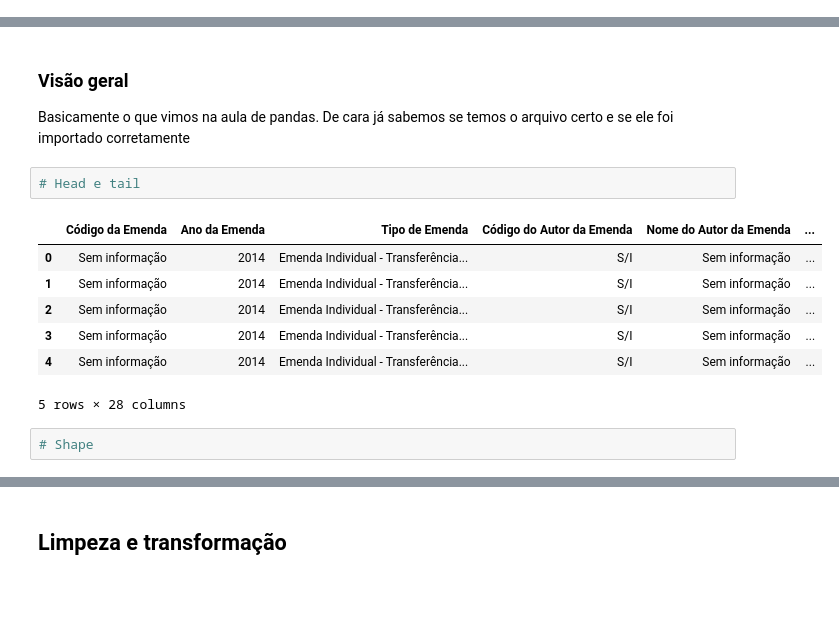
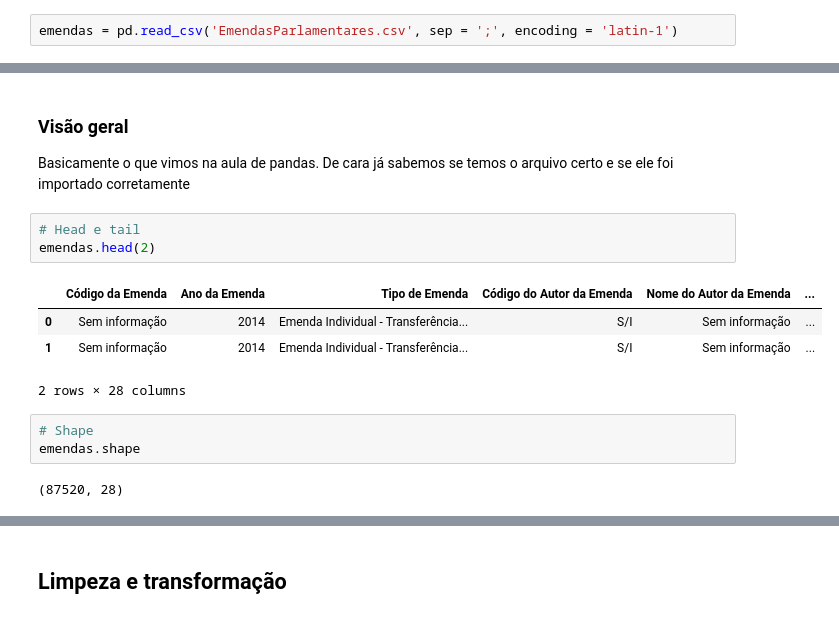
Before and after one commit to geraldohomero/2sdppgcp-intro-python, a Jupyter notebook: Aula_2_Análise_exploratória_de_dados.ipynb, the cells around one changed output, grey strips where cells are left out. Saved outputs shown, nothing was run; the diff lists cells and outputs as text; blank space fills up the shorter version.

```diff
--- a/Aula_2_Análise_exploratória_de_dados.ipynb
+++ b/Aula_2_Análise_exploratória_de_dados.ipynb
@@ -30,3 +30,5 @@ emendas = pd.read_csv('/content/drive/My Drive/curso_python_2025/EmendasParlamen
+# %%
+emendas = pd.read_csv('EmendasParlamentares.csv', sep = ';', encoding = 'latin-1')
 # %% [markdown]
 # Análise exploratória de dados
 # %% [markdown]
@@ -37,15 +39,16 @@ emendas = pd.read_csv('/content/drive/My Drive/curso_python_2025/EmendasParlamen
 Basicamente o que vimos na aula de pandas. De cara já sabemos se temos o arquivo certo e se ele foi importado corretamente
 # %%
 # Head e tail
+emendas.head(2)
 # %% [output]
 |  | Código da Emenda | Ano da Emenda | Tipo de Emenda | Código do Autor da Emenda | Nome do Autor da Emenda | ... |
 | 0 | Sem informação | 2014 | Emenda Individual - Transferência... | S/I | Sem informação | ... |
 | 1 | Sem informação | 2014 | Emenda Individual - Transferência... | S/I | Sem informação | ... |
-| 2 | Sem informação | 2014 | Emenda Individual - Transferência... | S/I | Sem informação | ... |
-| 3 | Sem informação | 2014 | Emenda Individual - Transferência... | S/I | Sem informação | ... |
-| 4 | Sem informação | 2014 | Emenda Individual - Transferência... | S/I | Sem informação | ... |
-5 rows × 28 columns
+2 rows × 28 columns
 # %%
 # Shape
+emendas.shape
+# %% [output]
+(87520, 28)
 # %%
 # Info
```
Also changed, not shown: parts of 25 cells of this notebook.
